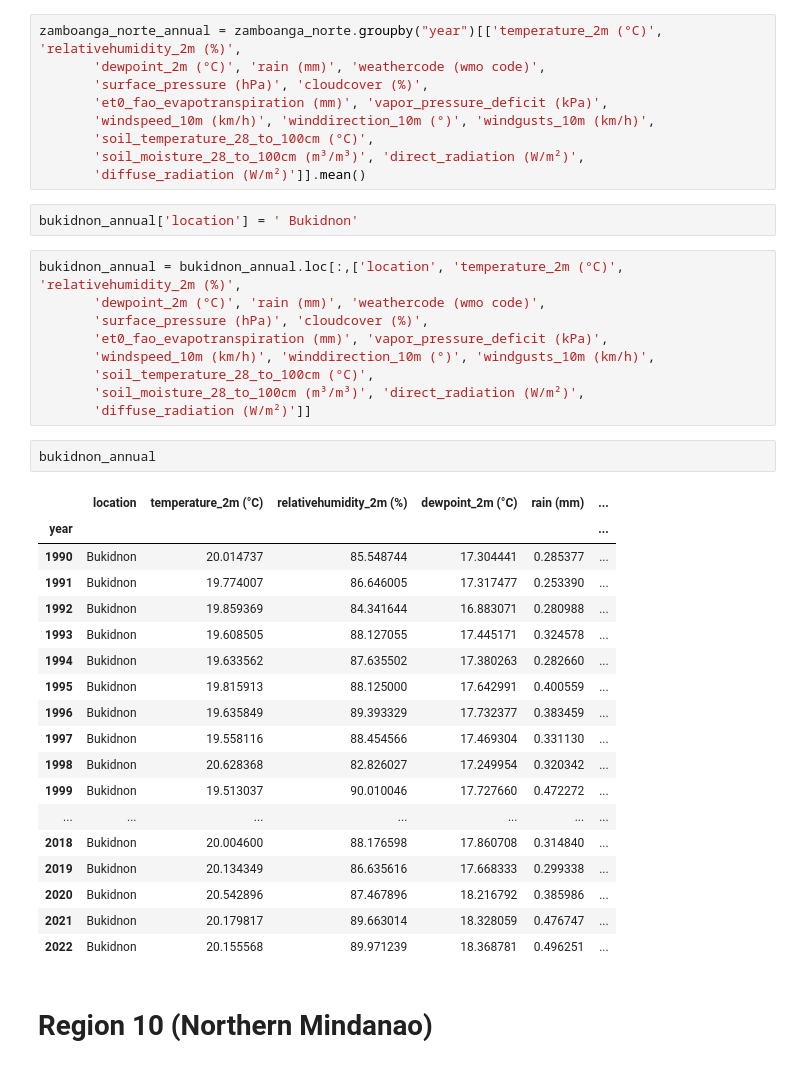
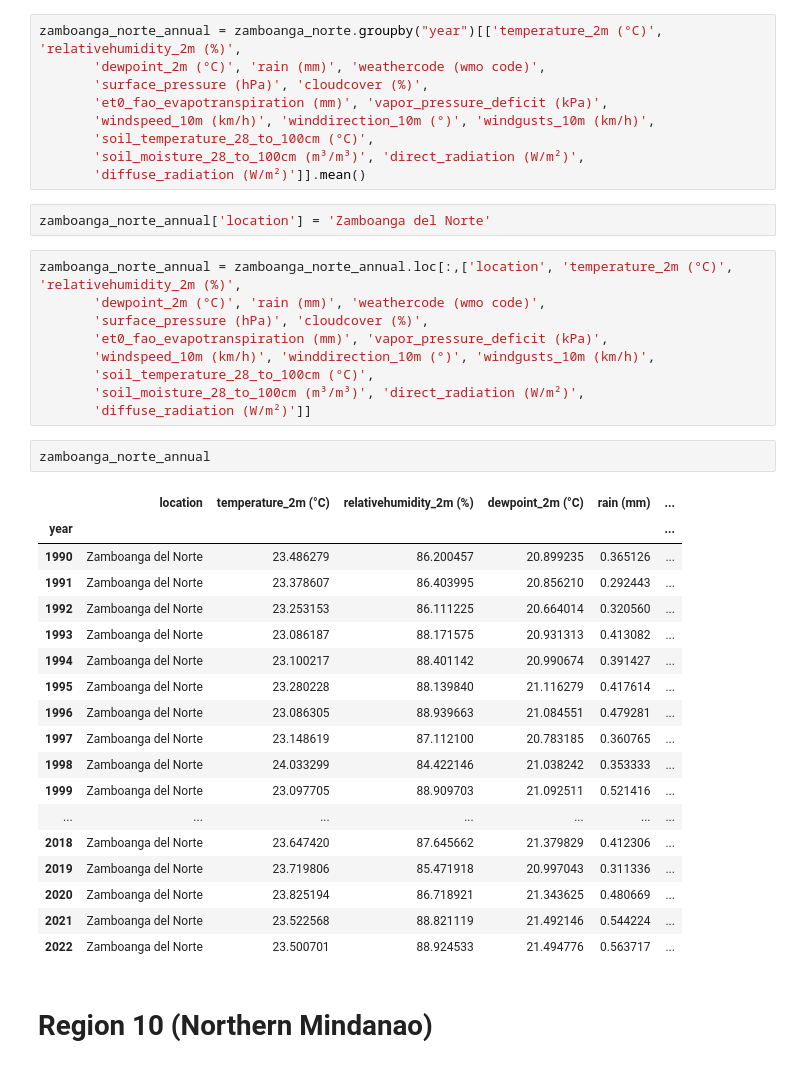
Before and after one commit to darahmanayaga/thesis-2, a Jupyter notebook: historical-data-hourly-to-annual.ipynb, the cells around one changed output. Drawn from its saved outputs; the diff is of its cells as text.

Commit message:
zamboang del norte  done

```diff
--- a/historical-data-hourly-to-annual.ipynb
+++ b/historical-data-hourly-to-annual.ipynb
@@ -20,10 +20,10 @@ zamboanga_norte_annual = zamboanga_norte.groupby("year")[['temperature_2m (°C)'
        'soil_temperature_28_to_100cm (°C)',
        'soil_moisture_28_to_100cm (m³/m³)', 'direct_radiation (W/m²)',
        'diffuse_radiation (W/m²)']].mean()
-# %%
-bukidnon_annual['location'] = ' Bukidnon'
+# %%
+zamboanga_norte_annual['location'] = 'Zamboanga del Norte'
 # %%
-bukidnon_annual = bukidnon_annual.loc[:,['location', 'temperature_2m (°C)', 'relativehumidity_2m (%)',
+zamboanga_norte_annual = zamboanga_norte_annual.loc[:,['location', 'temperature_2m (°C)', 'relativehumidity_2m (%)',
        'dewpoint_2m (°C)', 'rain (mm)', 'weathercode (wmo code)',
        'surface_pressure (hPa)', 'cloudcover (%)',
        'et0_fao_evapotranspiration (mm)', 'vapor_pressure_deficit (kPa)',
@@ -31,27 +31,27 @@ bukidnon_annual = bukidnon_annual.loc[:,['location', 'temperature_2m (°C)', 're
        'soil_temperature_28_to_100cm (°C)',
        'soil_moisture_28_to_100cm (m³/m³)', 'direct_radiation (W/m²)',
        'diffuse_radiation (W/m²)']]
-# %%
-bukidnon_annual
-# %% [output]
-|  | location | temperature_2m (°C) | relativehumidity_2m (%) | dewpoint_2m (°C) | rain (mm) | ... |
-| year |  |  |  |  |  | ... |
-| 1990 | Bukidnon | 20.014737 | 85.548744 | 17.304441 | 0.285377 | ... |
-| 1991 | Bukidnon | 19.774007 | 86.646005 | 17.317477 | 0.253390 | ... |
-| 1992 | Bukidnon | 19.859369 | 84.341644 | 16.883071 | 0.280988 | ... |
-| 1993 | Bukidnon | 19.608505 | 88.127055 | 17.445171 | 0.324578 | ... |
-| 1994 | Bukidnon | 19.633562 | 87.635502 | 17.380263 | 0.282660 | ... |
-| 1995 | Bukidnon | 19.815913 | 88.125000 | 17.642991 | 0.400559 | ... |
-| 1996 | Bukidnon | 19.635849 | 89.393329 | 17.732377 | 0.383459 | ... |
-| 1997 | Bukidnon | 19.558116 | 88.454566 | 17.469304 | 0.331130 | ... |
-| 1998 | Bukidnon | 20.628368 | 82.826027 | 17.249954 | 0.320342 | ... |
-| 1999 | Bukidnon | 19.513037 | 90.010046 | 17.727660 | 0.472272 | ... |
-| ... | ... | ... | ... | ... | ... | ... |
-| 2018 | Bukidnon | 20.004600 | 88.176598 | 17.860708 | 0.314840 | ... |
-| 2019 | Bukidnon | 20.134349 | 86.635616 | 17.668333 | 0.299338 | ... |
-| 2020 | Bukidnon | 20.542896 | 87.467896 | 18.216792 | 0.385986 | ... |
-| 2021 | Bukidnon | 20.179817 | 89.663014 | 18.328059 | 0.476747 | ... |
-| 2022 | Bukidnon | 20.155568 | 89.971239 | 18.368781 | 0.496251 | ... |
+# %%
+zamboanga_norte_annual
+# %% [output]
+|  | location | temperature_2m (°C) | relativehumidity_2m (%) | dewpoint_2m (°C) | rain (mm) | ... |
+| year |  |  |  |  |  | ... |
+| 1990 | Zamboanga del Norte | 23.486279 | 86.200457 | 20.899235 | 0.365126 | ... |
+| 1991 | Zamboanga del Norte | 23.378607 | 86.403995 | 20.856210 | 0.292443 | ... |
+| 1992 | Zamboanga del Norte | 23.253153 | 86.111225 | 20.664014 | 0.320560 | ... |
+| 1993 | Zamboanga del Norte | 23.086187 | 88.171575 | 20.931313 | 0.413082 | ... |
+| 1994 | Zamboanga del Norte | 23.100217 | 88.401142 | 20.990674 | 0.391427 | ... |
+| 1995 | Zamboanga del Norte | 23.280228 | 88.139840 | 21.116279 | 0.417614 | ... |
+| 1996 | Zamboanga del Norte | 23.086305 | 88.939663 | 21.084551 | 0.479281 | ... |
+| 1997 | Zamboanga del Norte | 23.148619 | 87.112100 | 20.783185 | 0.360765 | ... |
+| 1998 | Zamboanga del Norte | 24.033299 | 84.422146 | 21.038242 | 0.353333 | ... |
+| 1999 | Zamboanga del Norte | 23.097705 | 88.909703 | 21.092511 | 0.521416 | ... |
+| ... | ... | ... | ... | ... | ... | ... |
+| 2018 | Zamboanga del Norte | 23.647420 | 87.645662 | 21.379829 | 0.412306 | ... |
+| 2019 | Zamboanga del Norte | 23.719806 | 85.471918 | 20.997043 | 0.311336 | ... |
+| 2020 | Zamboanga del Norte | 23.825194 | 86.718921 | 21.343625 | 0.480669 | ... |
+| 2021 | Zamboanga del Norte | 23.522568 | 88.821119 | 21.492146 | 0.544224 | ... |
+| 2022 | Zamboanga del Norte | 23.500701 | 88.924533 | 21.494776 | 0.563717 | ... |
 # %% [markdown]
 # Region 10 (Northern Mindanao)
 # %% [markdown]
```
